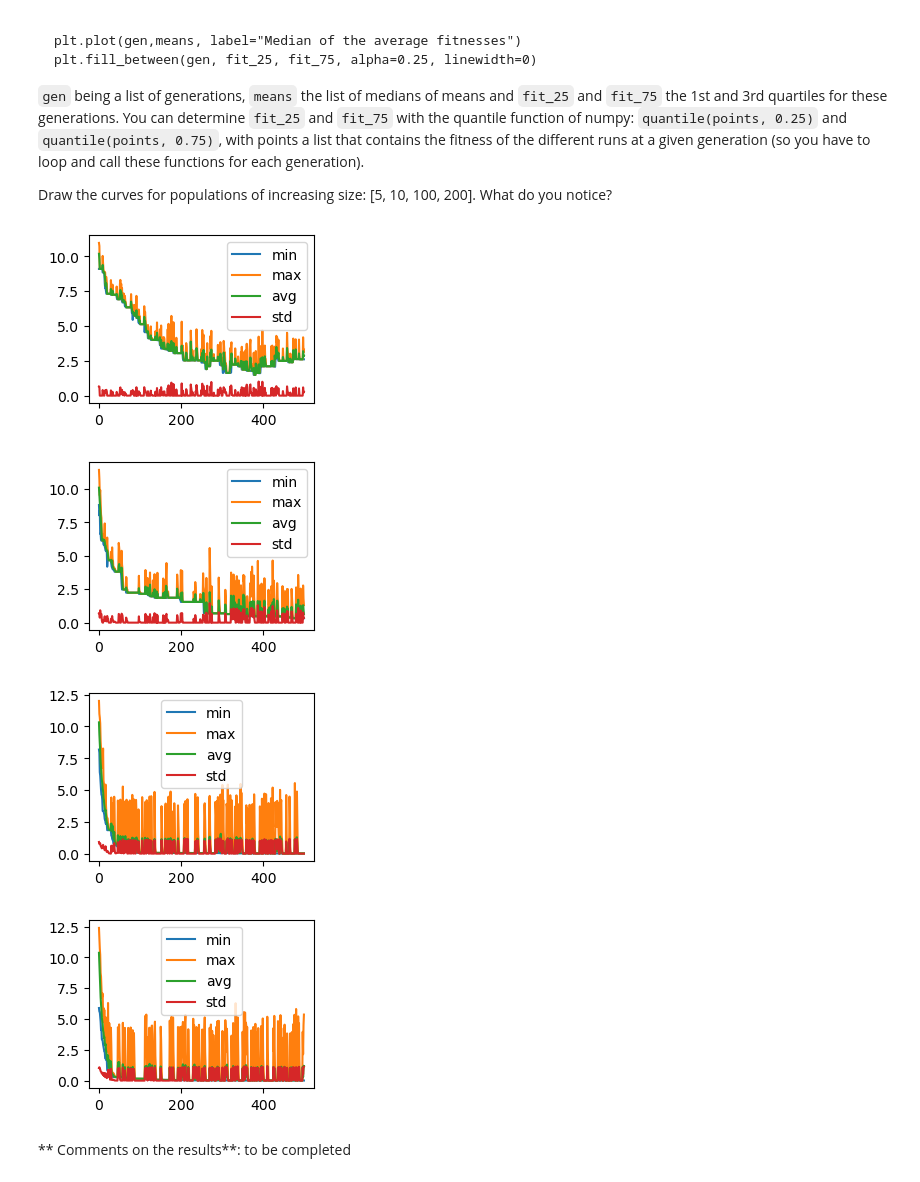
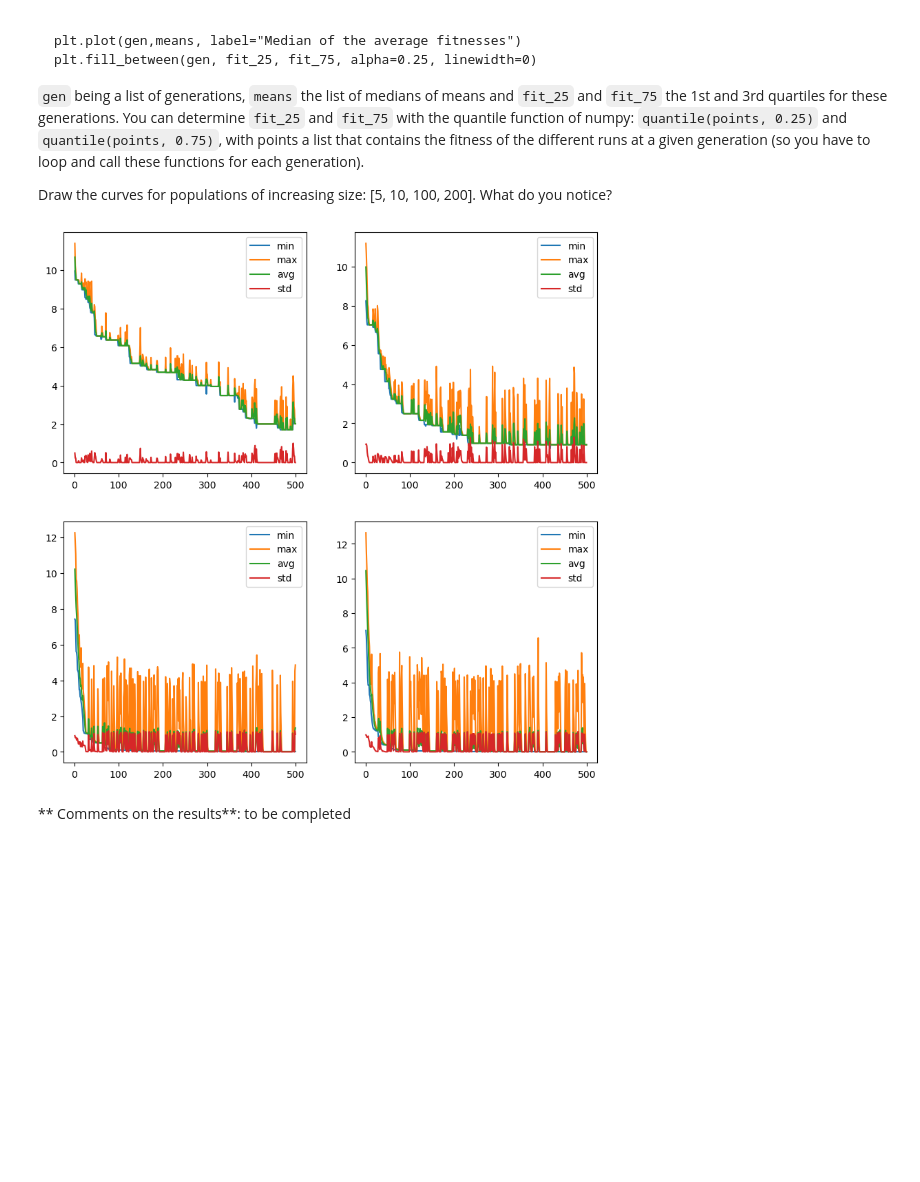
Before and after one commit to islemkobbi/M2-ISI, a Jupyter notebook: AI ROB/Eng_Enonce_2022.ipynb, the cells around one changed output. Saved outputs shown, nothing was run; the diff lists cells and outputs as text; code cells hidden in the pictures; blank space fills up the shorter version.

```diff
--- a/AI ROB/Eng_Enonce_2022.ipynb
+++ b/AI ROB/Eng_Enonce_2022.ipynb
@@ -214,33 +210,34 @@ def ackley(individual):
 # %%
 # Insert here the code to call your algorithm and draw the result curves
 
 pop_size = [5, 10, 100, 200]
 nbgen = 500 # Insert here the code to call your algorithm and draw the result curves
 ind_size = 10
 nbrun = 10
 
+
+plt.figure(figsize=[10,10])
+
 for i in range(4) :
 
     pop, hof, logbook = ea_simple(pop_size[i], nbgen, ackley, ind_size)
 
     ## to complete, don't forget to put some comments on the results in the next cell
-    print("\n")
 
     gen_array = [data['gen'] for data in logbook]
     min_array = [data['min'] for data in logbook]
     max_array = [data['max'] for data in logbook]
     avg_array = [data['avg'] for data in logbook]
     std_array = [data['std'] for data in logbook]
 
     plt.subplot(2,2,i+1)
     plt.plot(gen_array,min_array,gen_array,max_array,gen_array,avg_array,gen_array,std_array)
     plt.legend(["min","max","avg","std"])
-    plt.show()
+    plt.title('')
+
+plt.show()
 # %% [output]
-[figure, old version]
+[figure, new version]
-[figure, removed]
-[figure, removed]
-[figure, removed]
 # %% [markdown]
 ** Comments on the results**: to be completed
 # %% [markdown]
```
Also changed, not shown: parts of 8 cells of this notebook, 10 other files.
